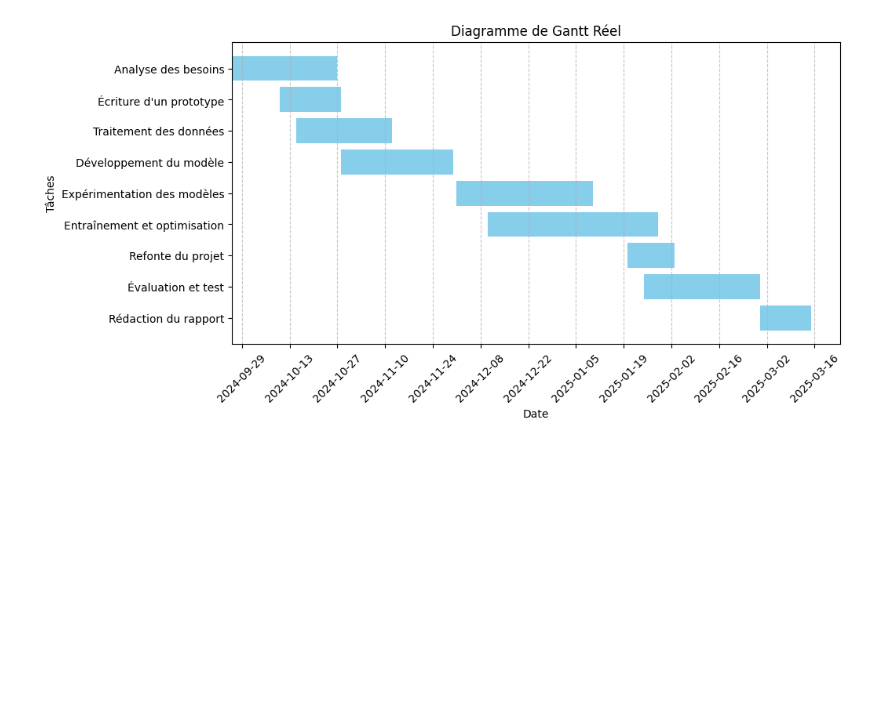
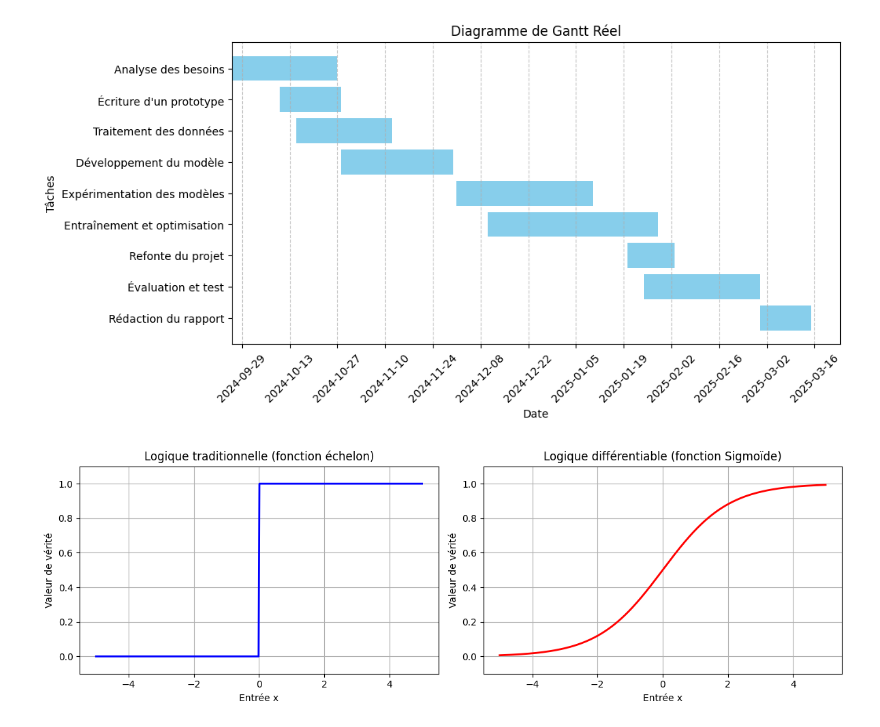
Before and after one commit to CestMerNeil/LogicVision, a Jupyter notebook: gantt.ipynb, the cells around one changed output. Cells and saved outputs as stored; diff of their text form; code cells hidden in the pictures; blank space fills up the shorter version.

```diff
--- a/gantt.ipynb
+++ b/gantt.ipynb
@@ -71,3 +71,31 @@ plt.grid(axis="x", linestyle="--", alpha=0.7)
 plt.show()
 # %% [output]
 [figure]
+# %%
+import numpy as np
+import matplotlib.pyplot as plt
+
+x = np.linspace(-5, 5, 400)
+y_discrete = np.where(x < 0, 0, 1)
+y_sigmoid = 1 / (1 + np.exp(-x))
+
+fig, axs = plt.subplots(1, 2, figsize=(12, 4))
+
+axs[0].plot(x, y_discrete, 'b-', lw=2)
+axs[0].set_title("Logique traditionnelle (fonction échelon)")
+axs[0].set_xlabel("Entrée x")
+axs[0].set_ylabel("Valeur de vérité")
+axs[0].set_ylim(-0.1, 1.1)
+axs[0].grid(True)
+
+axs[1].plot(x, y_sigmoid, 'r-', lw=2)
+axs[1].set_title("Logique différentiable (fonction Sigmoïde)")
+axs[1].set_xlabel("Entrée x")
+axs[1].set_ylabel("Valeur de vérité")
+axs[1].set_ylim(-0.1, 1.1)
+axs[1].grid(True)
+
+plt.tight_layout()
+plt.show()
+# %% [output]
+[figure, added]
```
Also changed, not shown: 3 other files.
